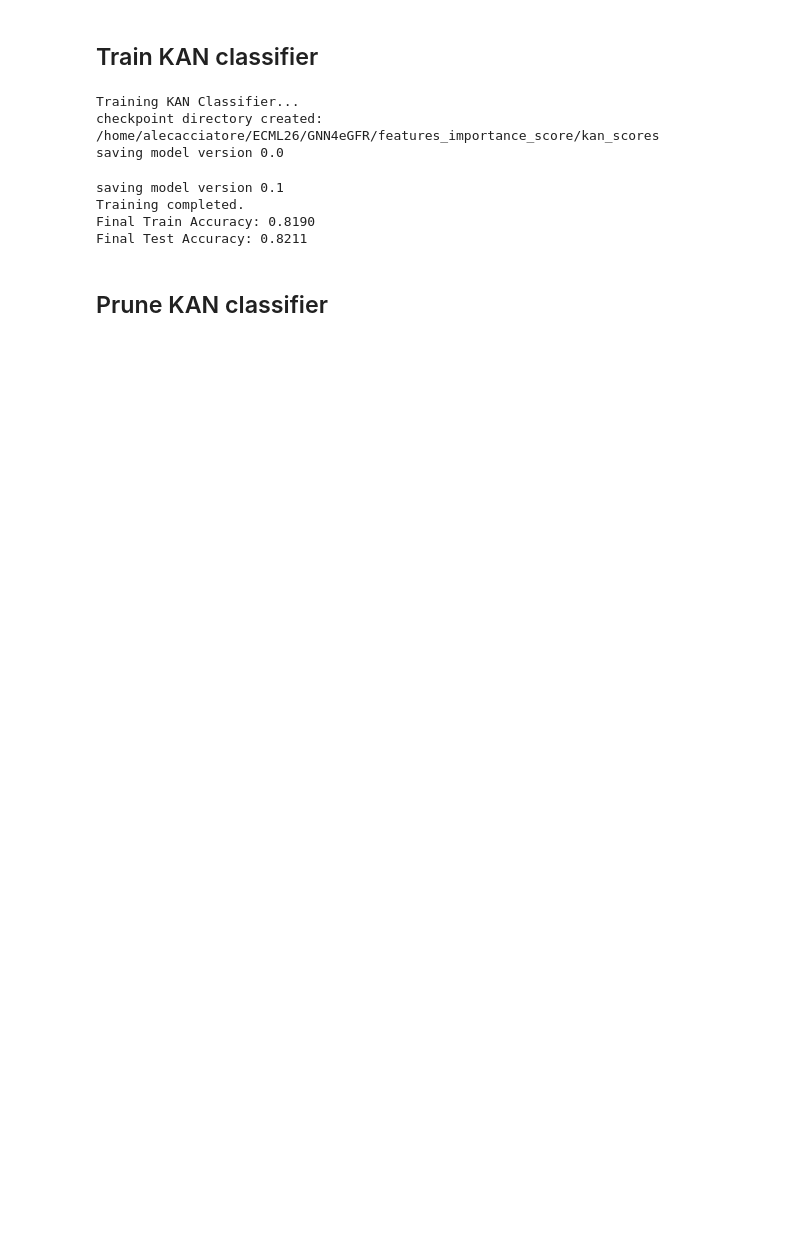
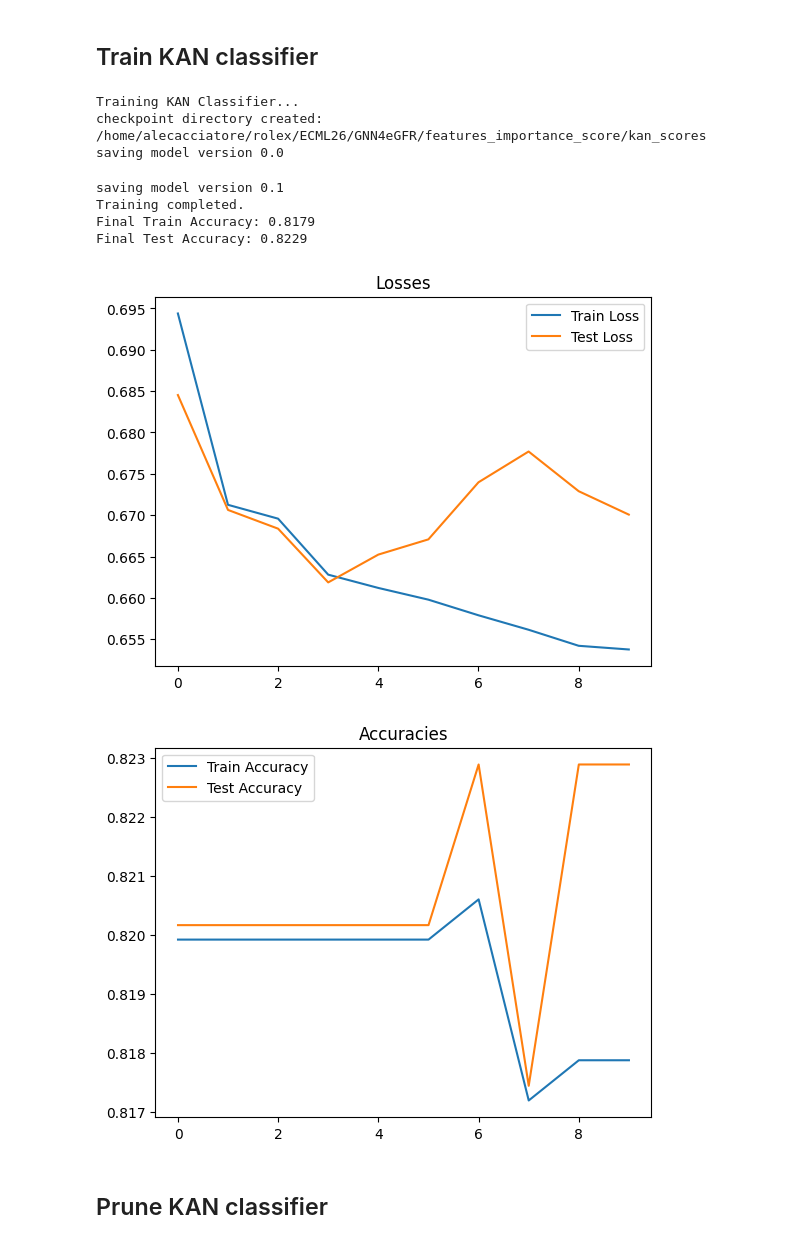
Before and after one commit to geronimaw/GNN4eGFR, a Jupyter notebook: features_importance_score/main_kan.ipynb, the cells around one changed output. Saved outputs shown, nothing was run; the diff lists cells and outputs as text; code cells hidden in the pictures; blank space fills up the shorter version.

```diff
--- a/features_importance_score/main_kan.ipynb
+++ b/features_importance_score/main_kan.ipynb
@@ -9,9 +9,11 @@ from kan import KAN, ex_round
 from imblearn.over_sampling import SMOTE
 from sklearn.model_selection import train_test_split
 
-fold_path = "/home/alecacciatore/ECML26/GNN4eGFR"
+fold_path = "/home/alecacciatore/rolex/ECML26/GNN4eGFR"
 out_path = os.path.join(fold_path, "features_importance_score/kan_scores")
 file_path = os.path.join(fold_path, "XY_temp.csv")
+file_updated_path = os.path.join(fold_path, "XY_temp_updated.csv")
+file_no_temp_path = os.path.join(fold_path, "XY_no_temp_updated.csv")
 
 if not os.path.exists(out_path):
     os.makedirs(out_path)
@@ -21,15 +50,24 @@ device = torch.device("cuda" if torch.cuda.is_available() else "cpu")
 ## Get data
 # %%
 # read the CSV file into a DataFrame
-df = pd.read_csv(file_path)
+df = pd.read_csv(file_no_temp_path)
+
+# remove icd9 columns
+cols_ok = [col for col in df.columns[:-2] if not 'icd9' in col]
 
 # the last column is the target variable and the first one is an indppex
-X = df.iloc[:, 1:-3] # TODO:: include general practitioner features?
 y_classif = df.iloc[:, -1]
 y_regress = df.iloc[:, -2]
 
+# X columns
+X_no_icd9 = df[cols_ok]
+print(X_no_icd9.shape, f"with {X_no_icd9.isnull().sum().sum()} missing values")
+X = df.iloc[:, 1:-3] # TODO: include general practitioner features?
+print(X.shape, f"with {X.isnull().sum().sum()} missing values")
+X = X.fillna(X.mean())
+print(X.shape, f"with {X.isnull().sum().sum()} missing values")
+
 # y_classif contains [I, II, IIIa, IIIb, IV, V] labels
-# convert them to numerical labels for classification
 # label_mapping = {'I': 0, 'II': 1, 'IIIa': 2, 'IIIb': 3, 'IV': 4, 'V': 5}
 label_mapping = {'I': 0, 'II': 1, 'IIIa': 1, 'IIIb': 1, 'IV': 1, 'V': 1}
 y_classif = y_classif.map(label_mapping)
@@ -103,12 +139,31 @@ print("Training completed."
       f"\nFinal Test Accuracy: {results['test_acc'][-1]:.4f}")
 # %% [output]
 Training KAN Classifier...
-checkpoint directory created: /home/alecacciatore/ECML26/GNN4eGFR/features_importance_score/kan_scores
+checkpoint directory created: /home/alecacciatore/rolex/ECML26/GNN4eGFR/features_importance_score/kan_scores
 saving model version 0.0
 saving model version 0.1
 Training completed.
-Final Train Accuracy: 0.8190
-Final Test Accuracy: 0.8211
+Final Train Accuracy: 0.8179
+Final Test Accuracy: 0.8229
+# %%
+import matplotlib.pyplot as plt
+
+plt.figure()
+plt.title("Losses")
+plt.plot(results['train_loss'], label='Train Loss')
+plt.plot(results['test_loss'], label='Test Loss')
+plt.legend()
+plt.show()
+
+plt.figure()
+plt.title("Accuracies")
+plt.plot(results['train_acc'], label='Train Accuracy')
+plt.plot(results['test_acc'], label='Test Accuracy')
+plt.legend()
+plt.show()
+# %% [output]
+[figure, added]
+[figure, added]
 # %% [markdown]
 ## Prune KAN classifier
 # %%
```
Also changed, not shown: parts of 15 cells of this notebook, 36 other files.
